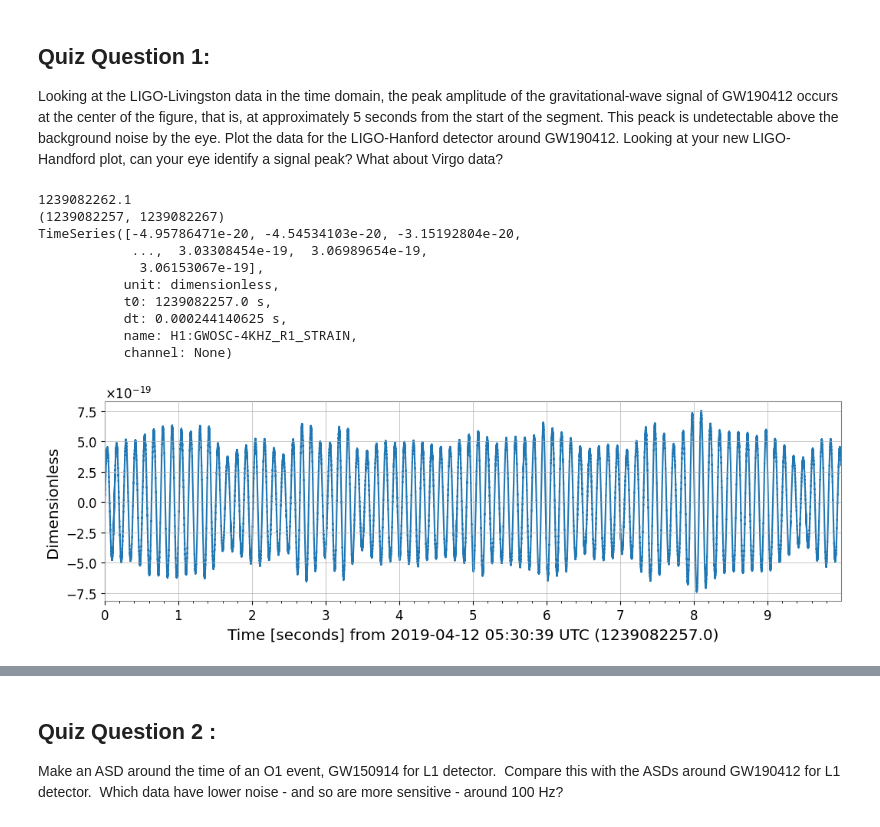
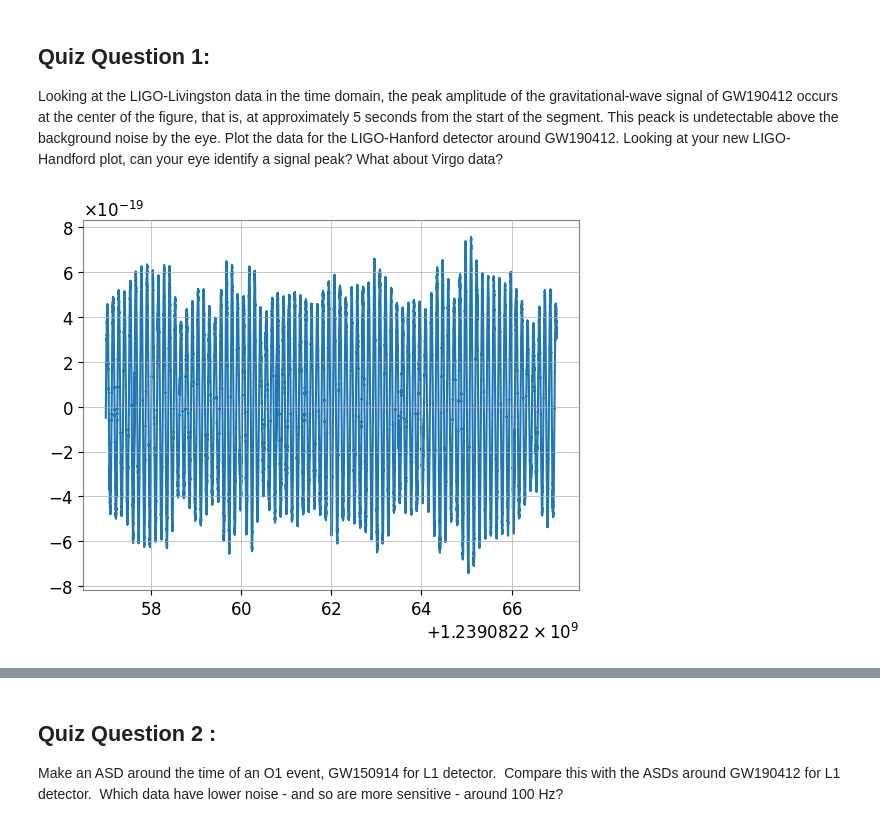
Before and after one commit to abhisikta-research/gw-2023, a Jupyter notebook: Tutorials/Day_1/Tuto_1.2_Open_Data_access_with_GWpy.ipynb, the cells around one changed output, grey strips where cells are left out. Cells and saved outputs as stored; diff of their text form; code cells hidden in the pictures.

```diff
--- a/Tutorials/Day_1/Tuto_1.2_Open_Data_access_with_GWpy.ipynb
+++ b/Tutorials/Day_1/Tuto_1.2_Open_Data_access_with_GWpy.ipynb
@@ -309,26 +261,12 @@ Now we can see clearly the relative sensitivity of each detectors of LIGO and Vi
 Looking at the LIGO-Livingston data in the time domain, the peak amplitude of the gravitational-wave signal of GW190412  occurs at the center of the figure, that is, at approximately 5 seconds from the start of the segment. This peack is undetectable above the background noise by the eye. Plot the data for the LIGO-Hanford detector around GW190412. Looking at your new LIGO-Handford plot, can your eye identify a signal peak? What about Virgo data?
 # %%
 from gwosc.datasets import event_gps
+from gwpy.timeseries import TimeSeries
+import matplotlib.pyplot as plt
 gps = event_gps('GW190412')
-print(gps)
-
-segment = (int(gps)-5, int(gps)+5)
-print(segment)
-
-from gwpy.timeseries import TimeSeries
-ldata_h1 = TimeSeries.fetch_open_data('H1', *segment, verbose=True)
-print(ldata_h1)
-
-plot2=ldata_h1.plot()
+segment = (int(gps) - 5, int(gps) + 5)
+liv_data=TimeSeries.fetch_open_data('H1', *segment, verbose=True)
+plt.plot(liv_data)
+plt.show()
 # %% [output]
-1239082262.1
-(1239082257, 1239082267)
-TimeSeries([-4.95786471e-20, -4.54534103e-20, -3.15192804e-20,
-            ...,  3.03308454e-19,  3.06989654e-19,
-             3.06153067e-19],
-           unit: dimensionless,
-           t0: 1239082257.0 s,
-           dt: 0.000244140625 s,
-           name: H1:GWOSC-4KHZ_R1_STRAIN,
-           channel: None)
-[figure, old version]
+[figure, new version]
```
Also changed, not shown: parts of 11 cells of this notebook.
